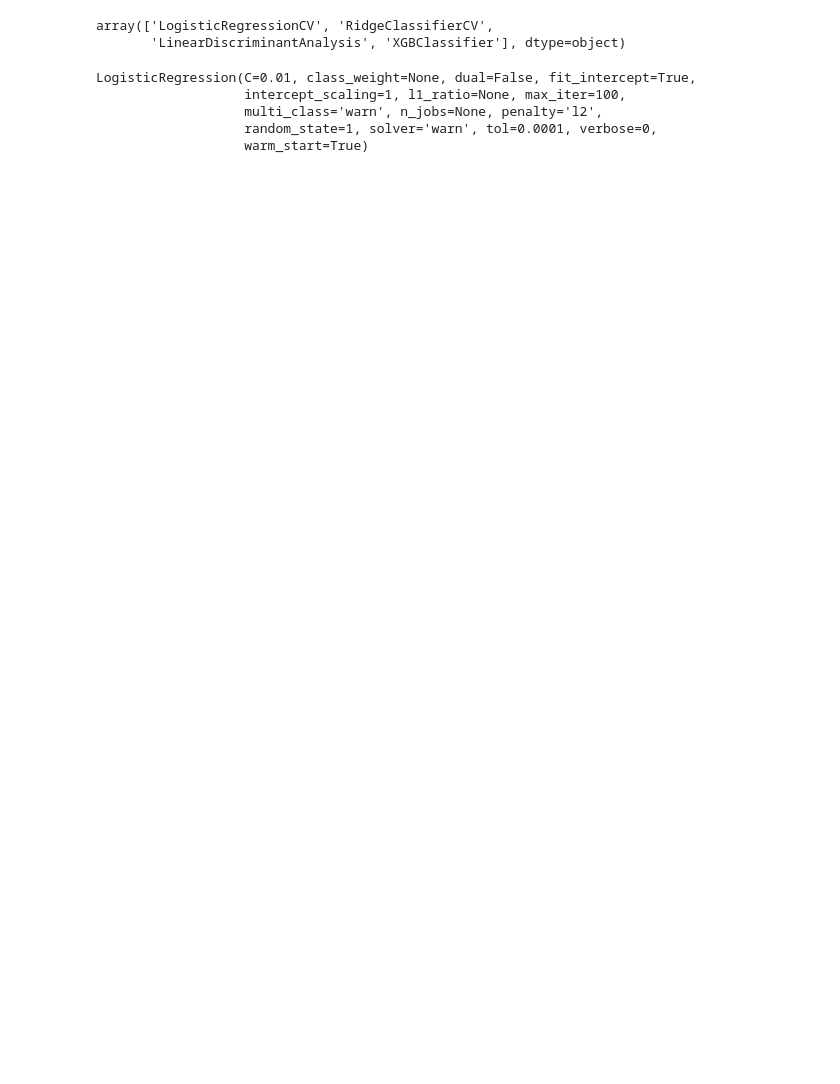
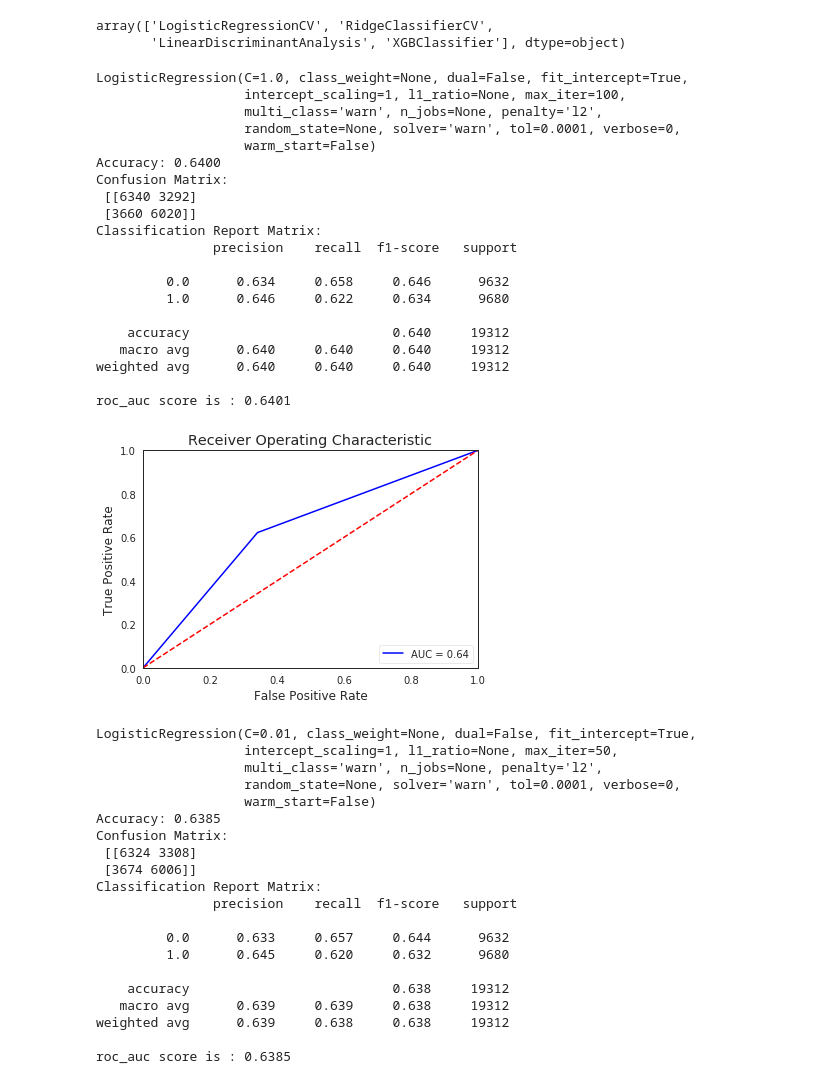
Before and after one commit to jaehyun0220/Colab, a Jupyter notebook: SDS_PublicData_8.ipynb, the cells around one changed output. Cells and saved outputs as stored; diff of their text form; code cells hidden in the pictures; blank space fills up the shorter version.

```diff
--- a/SDS_PublicData_8.ipynb
+++ b/SDS_PublicData_8.ipynb
@@ -844,7 +857,7 @@ array(['LogisticRegressionCV', 'RidgeClassifierCV',
 # TEST SET 결과 출력 사용자 함수
 def result_summary(model, x, y):
   pred_y = model.predict(x)
-  pred_y = (pred_y_lr>0.5)
+  pred_y = (pred_y>0.5)
   print("Accuracy: {:.4f}".format(accuracy_score(y, pred_y)))
   print("Confusion Matrix: \n", confusion_matrix(y, pred_y))
   print("Classification Report Matrix: \n", classification_report(y, pred_y, digits=3))
@@ -859,23 +872,61 @@ def result_summary(model, x, y):
 # %%
 lr_clf = linear_model.LogisticRegression()
 lr_clf.fit(train_x, train_y)
+print(lr_clf)
+
+# GridSearch 이전 기본 모델 출력
+result_summary(lr_clf, test_x, test_y)
 
 param_grid = {}
-param_grid["C"] =  [0.01, 0.1, 10, 100]
-param_grid["fit_intercept"] =  [True, False]
-param_grid["warm_start"] = [True,False]
-param_grid["random_state"] = [1]
+param_grid["C"] =  [0.001, 0.01, 0.1, 10]
+param_grid["penalty"] =  ['l1','l2']
+param_grid["max_iter"] = [50,100,150]
 
 grid_lr_clf = GridSearchCV(lr_clf, param_grid)
-
 grid_lr_clf.fit(train_x, train_y)
 print(grid_lr_clf.best_estimator_)
 
-base_mdl = result_summary(lr_clf, test_x, test_y)
-grid_mdl = result_summary(grid_lr_clf.best_estimator_, test_x, test_y)
+# GridSearch 이후 결과 출력
+result_summary(grid_lr_clf.best_estimator_, test_x, test_y) # Logistic from 0.6400 to 0.6385
 # %% [output]
-LogisticRegression(C=0.01, class_weight=None, dual=False, fit_intercept=True,
+LogisticRegression(C=1.0, class_weight=None, dual=False, fit_intercept=True,
                    intercept_scaling=1, l1_ratio=None, max_iter=100,
                    multi_class='warn', n_jobs=None, penalty='l2',
-                   random_state=1, solver='warn', tol=0.0001, verbose=0,
-                   warm_start=True)
+                   random_state=None, solver='warn', tol=0.0001, verbose=0,
+                   warm_start=False)
+Accuracy: 0.6400
+Confusion Matrix:
+ [[6340 3292]
+ [3660 6020]]
+Classification Report Matrix:
+               precision    recall  f1-score   support
+
+         0.0      0.634     0.658     0.646      9632
+         1.0      0.646     0.622     0.634      9680
+
+    accuracy                          0.640     19312
+   macro avg      0.640     0.640     0.640     19312
+weighted avg      0.640     0.640     0.640     19312
+
+roc_auc score is : 0.6401
+[figure, added]
+LogisticRegression(C=0.01, class_weight=None, dual=False, fit_intercept=True,
+                   intercept_scaling=1, l1_ratio=None, max_iter=50,
+                   multi_class='warn', n_jobs=None, penalty='l2',
+                   random_state=None, solver='warn', tol=0.0001, verbose=0,
+                   warm_start=False)
+Accuracy: 0.6385
+Confusion Matrix:
+ [[6324 3308]
+ [3674 6006]]
+Classification Report Matrix:
+               precision    recall  f1-score   support
+
+         0.0      0.633     0.657     0.644      9632
+         1.0      0.645     0.620     0.632      9680
+
+    accuracy                          0.638     19312
+   macro avg      0.639     0.639     0.638     19312
+weighted avg      0.639     0.638     0.638     19312
+
+roc_auc score is : 0.6385
```
Also changed, not shown: parts of 18 cells of this notebook.
